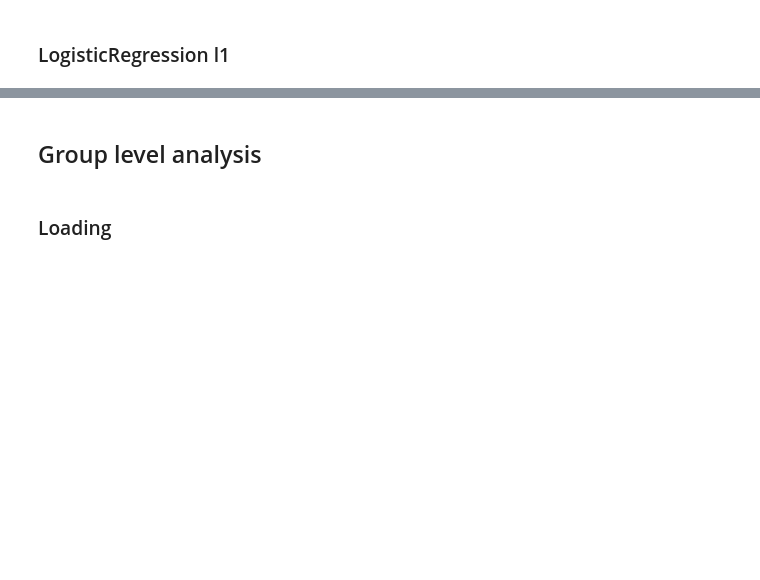
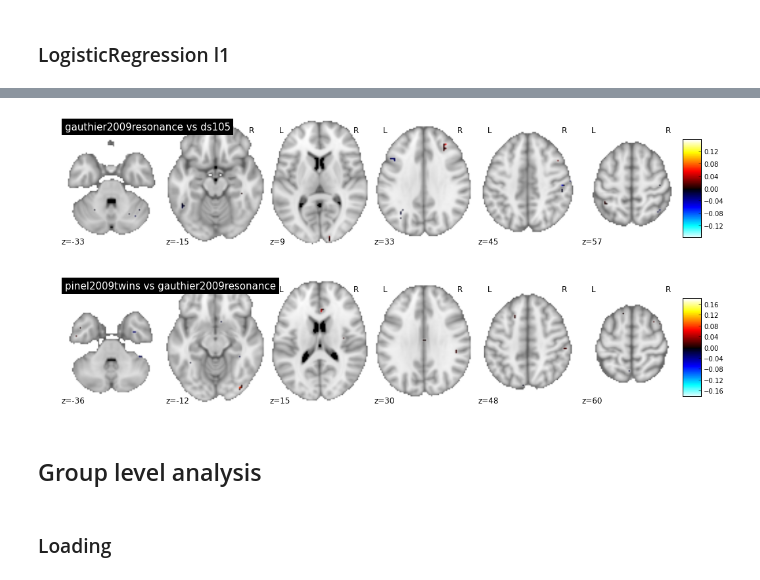
Before and after one commit to schwarty/contrasts_repr, a Jupyter notebook: face_vs_place.ipynb, the cells around one changed output, grey strips where cells are left out. Drawn from its saved outputs; the diff is of its cells as text; code cells hidden in the pictures; blank space fills up the shorter version.

```diff
--- a/face_vs_place.ipynb
+++ b/face_vs_place.ipynb
@@ -165,3 +189,27 @@ ___________________________________________________________unmask - 0.0s, 0.0min
+# %%
+# predicting studies
+
+clf = LogisticRegression(penalty='l1')
+enc = LabelEncoder()
+
+selection = ['ds105', 'gauthier2009resonance']
+studies = np.in1d(target[:, 0], selection)
+studies_y = enc.fit_transform(target[studies, 0])
+cv = StratifiedKFold(y=studies_y, n_folds=5)
+coef, scores = classify(clf, loader, cv, niimgs[studies], studies_y)
+title = ' vs '.join(enc.classes_[::-1])
+plot_niimg(coef, title, threshold=1e-6, cut_coords=6);
+
+selection = ['pinel2009twins', 'gauthier2009resonance']
+studies = np.in1d(target[:, 0], selection)
+studies_y = enc.fit_transform(target[studies, 0])
+cv = StratifiedKFold(y=studies_y, n_folds=5)
+coef, scores = classify(clf, loader, cv, niimgs[studies], studies_y)
+title = ' vs '.join(enc.classes_[::-1])
+plot_niimg(coef, title, threshold=1e-6, cut_coords=6);
+# %% [output]
+[figure, added]
+[figure, added]
 # %% [markdown]
 ## Group level analysis
 # %% [markdown]
```
Also changed, not shown: parts of 11 cells of this notebook.
